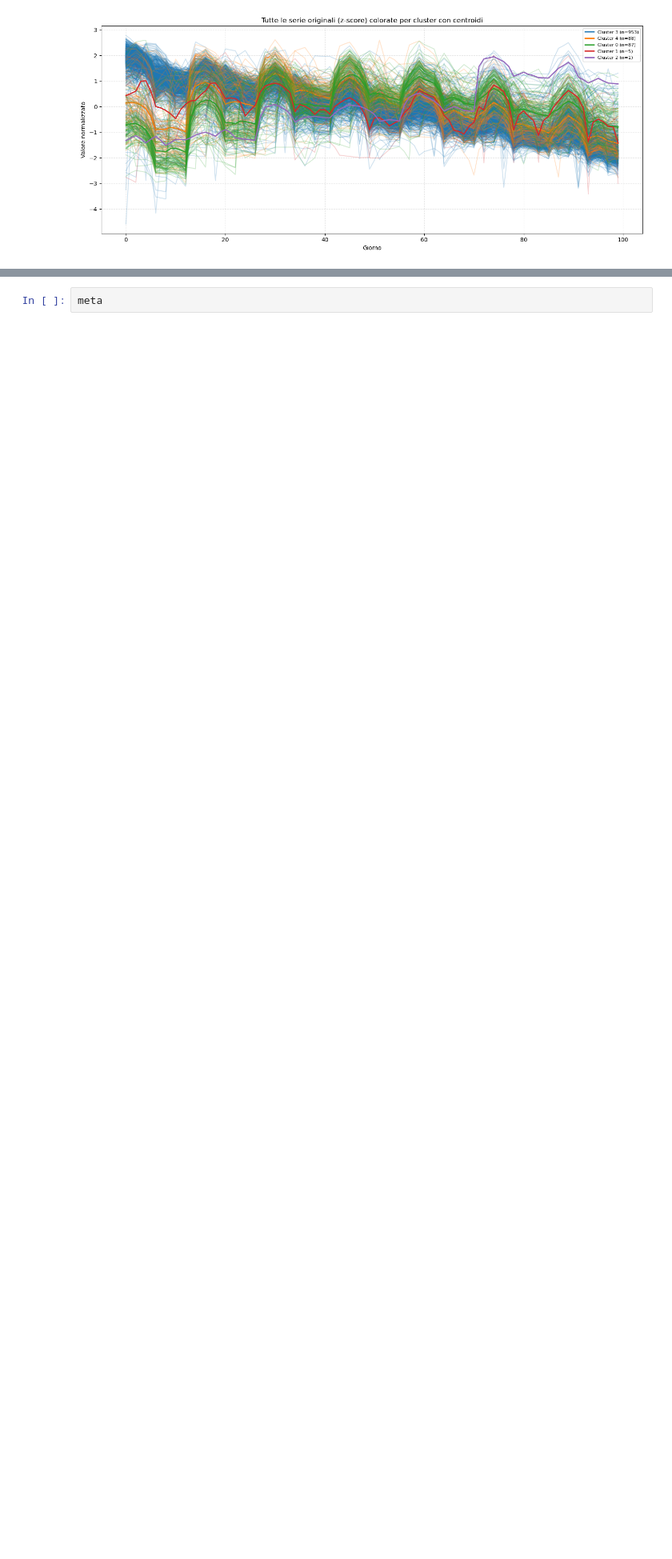
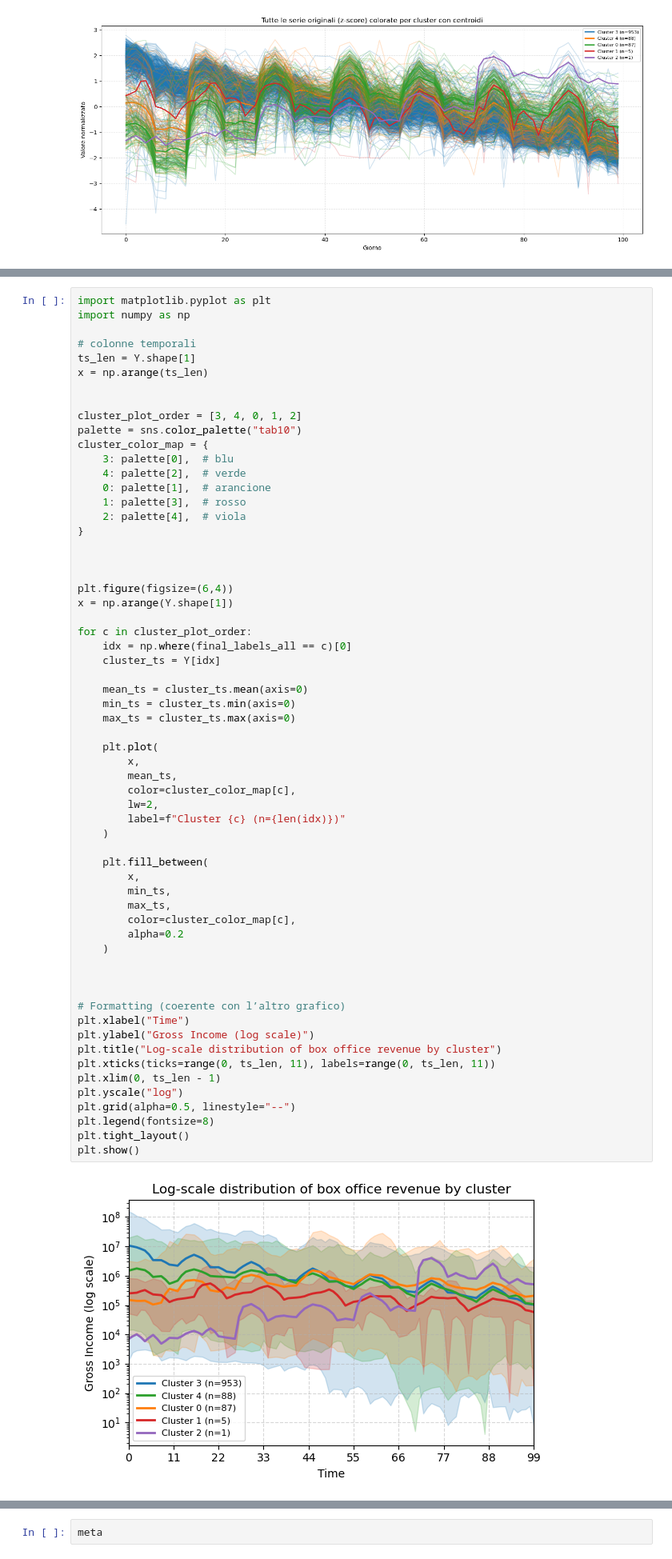
Before and after one commit to ChefBB/dm2_project, a Jupyter notebook: TS/clustering_ts.ipynb, the cells around one changed output, grey strips where cells are left out. Shown at 80% size. Cells and saved outputs as stored; diff of their text form; blank space fills up the shorter version.

```diff
--- a/TS/clustering_ts.ipynb
+++ b/TS/clustering_ts.ipynb
@@ -582,3 +582,66 @@ plt.show()
+# %%
+import matplotlib.pyplot as plt
+import numpy as np
+
+# colonne temporali
+ts_len = Y.shape[1]
+x = np.arange(ts_len)
+
+
+cluster_plot_order = [3, 4, 0, 1, 2]
+palette = sns.color_palette("tab10")
+cluster_color_map = {
+    3: palette[0],  # blu
+    4: palette[2],  # verde
+    0: palette[1],  # arancione
+    1: palette[3],  # rosso
+    2: palette[4],  # viola
+}
+
+
+
+plt.figure(figsize=(6,4))
+x = np.arange(Y.shape[1])
+
+for c in cluster_plot_order:
+    idx = np.where(final_labels_all == c)[0]
+    cluster_ts = Y[idx]
+
+    mean_ts = cluster_ts.mean(axis=0)
+    min_ts = cluster_ts.min(axis=0)
+    max_ts = cluster_ts.max(axis=0)
+
+    plt.plot(
+        x,
+        mean_ts,
+        color=cluster_color_map[c],
+        lw=2,
+        label=f"Cluster {c} (n={len(idx)})"
+    )
+
+    plt.fill_between(
+        x,
+        min_ts,
+        max_ts,
+        color=cluster_color_map[c],
+        alpha=0.2
+    )
+
+
+
+# Formatting (coerente con l’altro grafico)
+plt.xlabel("Time")
+plt.ylabel("Gross Income (log scale)")
+plt.title("Log-scale distribution of box office revenue by cluster")
+plt.xticks(ticks=range(0, ts_len, 11), labels=range(0, ts_len, 11))
+plt.xlim(0, ts_len - 1)
+plt.yscale("log")
+plt.grid(alpha=0.5, linestyle="--")
+plt.legend(fontsize=8)
+plt.tight_layout()
+plt.show()
+# %% [output]
+[figure, added]
 # %%
 import pandas as pd
 import numpy as np
```
Also changed, not shown: parts of 1 cell of this notebook, 4 other files.
